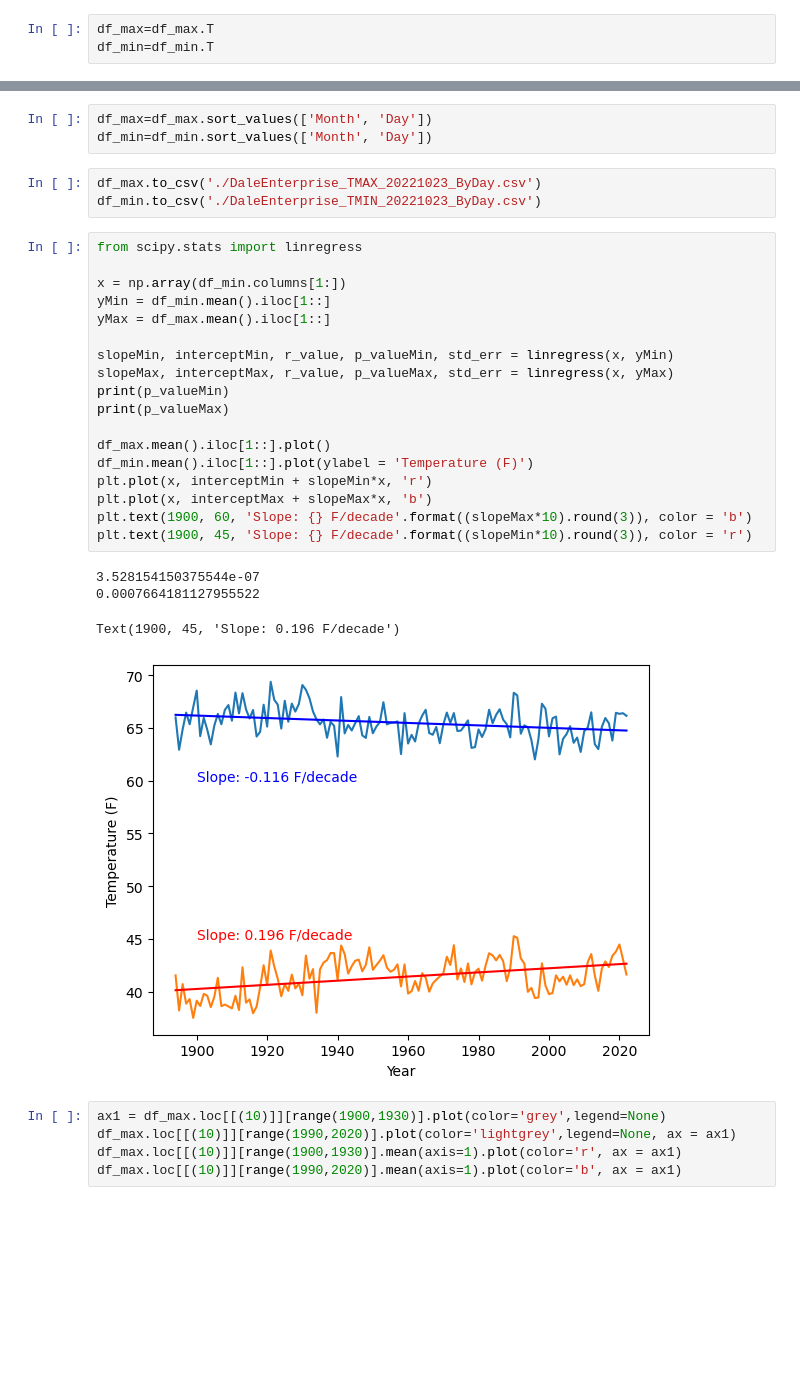
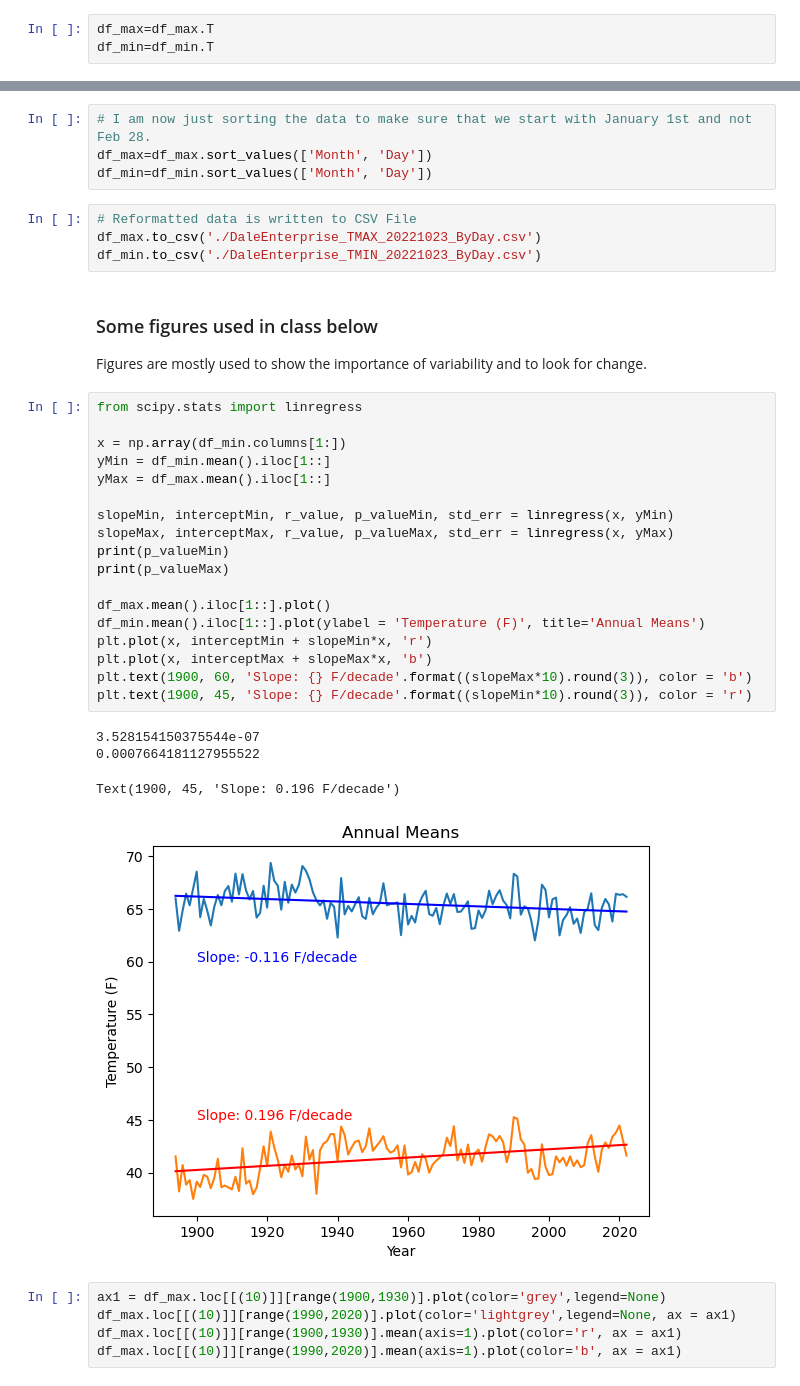
Before and after one commit to TobGerken/ISAT300, a Jupyter notebook: SemesterProject/DataPreparation.ipynb, the cells around one changed output, grey strips where cells are left out. Drawn from its saved outputs; the diff is of its cells as text; blank space fills up the shorter version.

Commit message:
added comments and beatufied a figure

```diff
--- a/SemesterProject/DataPreparation.ipynb
+++ b/SemesterProject/DataPreparation.ipynb
@@ -89,34 +148,40 @@ df_max
 |  | 27 | NaN | 46.0 | 55.0 | 58.0 | 30.0 | 30.0 | 50.0 | 33.0 | 40.0 | 52.0 | ... |
 365 rows × 130 columns
 # %%
+# I am now just sorting the data to make sure that we start with January 1st and not Feb 28.
 df_max=df_max.sort_values(['Month', 'Day'])
 df_min=df_min.sort_values(['Month', 'Day'])
 # %%
+# Reformatted data is written to CSV File
 df_max.to_csv('./DaleEnterprise_TMAX_20221023_ByDay.csv')
 df_min.to_csv('./DaleEnterprise_TMIN_20221023_ByDay.csv')
+# %% [markdown]
+### Some figures used in class below
+
+Figures are mostly used to show the importance of variability and to look for change.
 # %%
 from scipy.stats import linregress
 
 x = np.array(df_min.columns[1:])
 yMin = df_min.mean().iloc[1::]
 yMax = df_max.mean().iloc[1::]
 
 slopeMin, interceptMin, r_value, p_valueMin, std_err = linregress(x, yMin)
 slopeMax, interceptMax, r_value, p_valueMax, std_err = linregress(x, yMax)
 print(p_valueMin)
 print(p_valueMax)
 
 df_max.mean().iloc[1::].plot()
-df_min.mean().iloc[1::].plot(ylabel = 'Temperature (F)')
+df_min.mean().iloc[1::].plot(ylabel = 'Temperature (F)', title='Annual Means')
 plt.plot(x, interceptMin + slopeMin*x, 'r')
 plt.plot(x, interceptMax + slopeMax*x, 'b')
 plt.text(1900, 60, 'Slope: {} F/decade'.format((slopeMax*10).round(3)), color = 'b')
 plt.text(1900, 45, 'Slope: {} F/decade'.format((slopeMin*10).round(3)), color = 'r')
 # %% [output]
 3.528154150375544e-07
 0.0007664181127955522
 Text(1900, 45, 'Slope: 0.196 F/decade')
-[figure, old version]
+[figure, new version]
 # %%
 ax1 = df_max.loc[[(10)]][range(1900,1930)].plot(color='grey',legend=None)
 df_max.loc[[(10)]][range(1990,2020)].plot(color='lightgrey',legend=None, ax = ax1)
```
Also changed, not shown: parts of 14 cells of this notebook.
